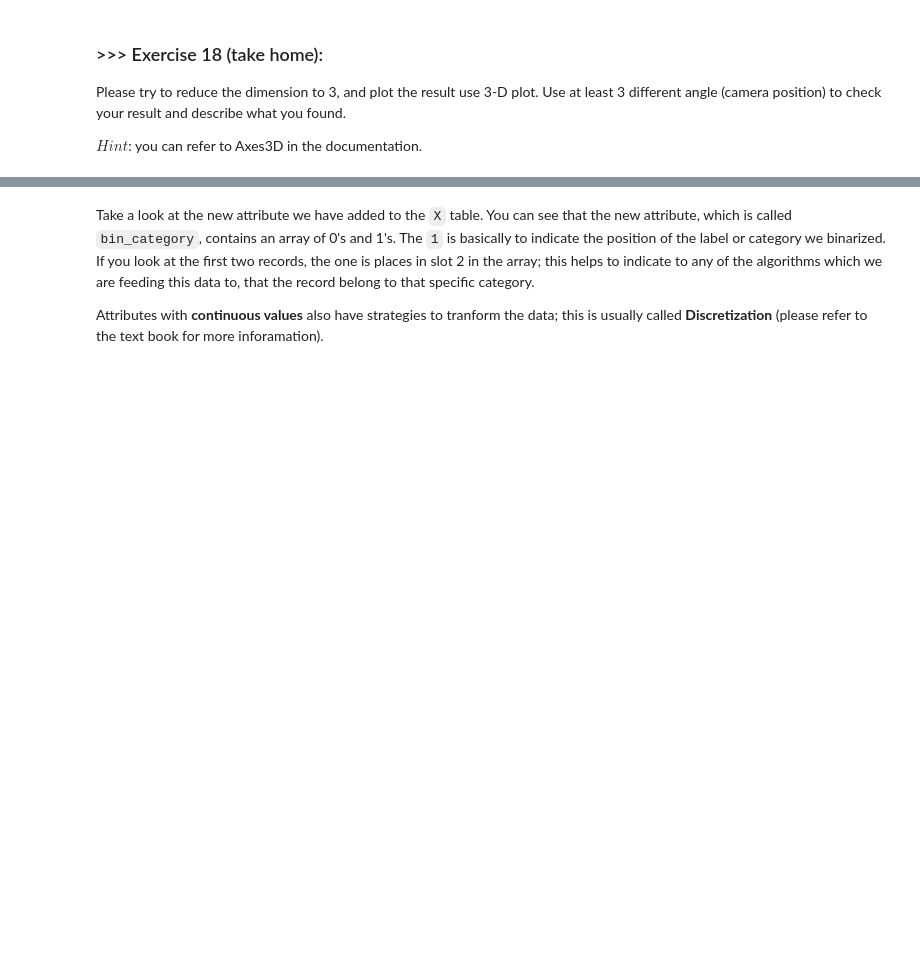
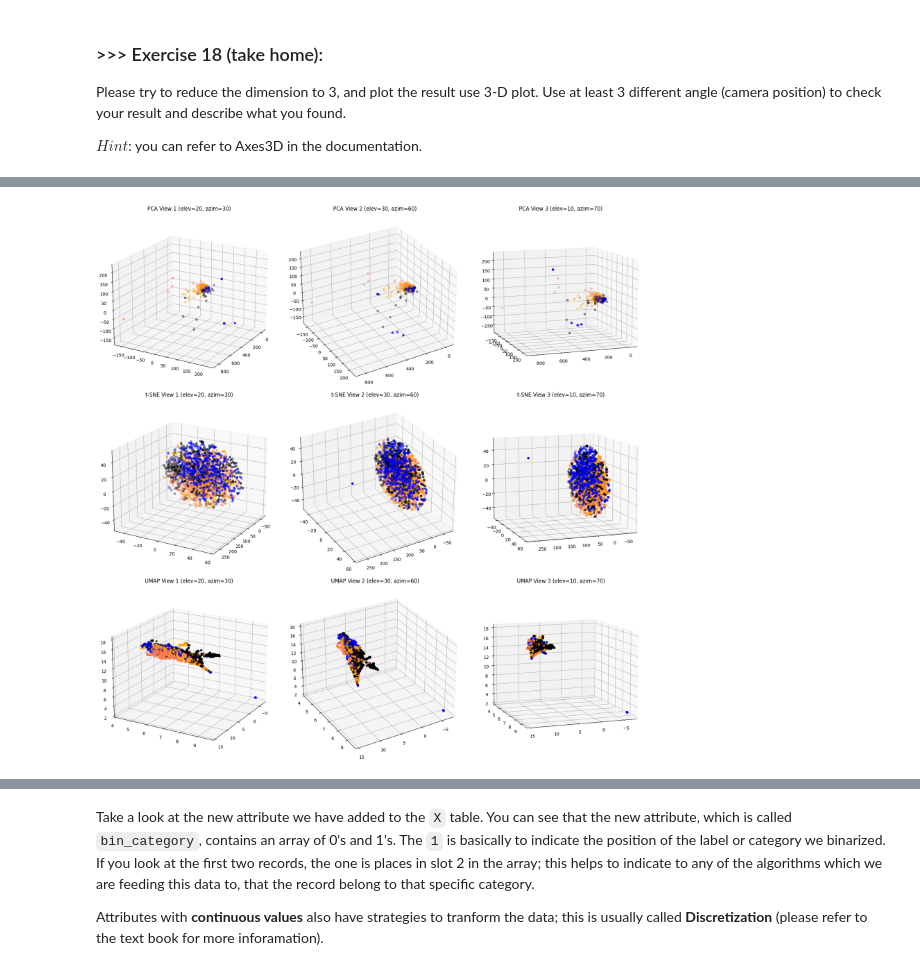
Before and after one commit to kevinchien920819/DM2025-Lab1-Exercise, a Jupyter notebook: DM2025-Lab1-Master.ipynb, the cells around one changed output, grey strips where cells are left out. Cells and saved outputs as stored; diff of their text form; code cells hidden in the pictures; blank space fills up the shorter version.

```diff
--- a/DM2025-Lab1-Master.ipynb
+++ b/DM2025-Lab1-Master.ipynb
@@ -2139,0 +2303,86 @@ LabelBinarizer()
+# %%
+from mpl_toolkits.mplot3d import Axes3D
+import matplotlib.pyplot as plt
+from sklearn.decomposition import PCA
+from sklearn.manifold import TSNE
+import umap
+
+# ===== PCA 降維到 3 維 =====
+pca_3d = PCA(n_components=3)
+X_pca_3d = pca_3d.fit_transform(augmented_df)
+
+# ===== t-SNE 降維到 3 維 =====
+tsne_3d = TSNE(n_components=3)
+X_tsne_3d = tsne_3d.fit_transform(augmented_df)
+
+# ===== UMAP 降維到 3 維 =====
+umap_3d = umap.UMAP(n_components=3)
+X_umap_3d = umap_3d.fit_transform(augmented_df)
+
+# ===== 類別顏色 =====
+col = np.array(['coral', 'blue', 'black', 'orange'])
+colors = col[X['category'].astype('category').cat.codes]
+
+# ======== 建立整合圖 (3x3) ========
+fig = plt.figure(figsize=(18, 18))
+
+# --- PCA 三視角 ---
+ax1 = fig.add_subplot(331, projection='3d')
+ax1.scatter(X_pca_3d[:, 0], X_pca_3d[:, 1], X_pca_3d[:, 2],
+            c=colors, cmap='viridis', s=20)
+ax1.view_init(elev=20, azim=30)
+ax1.set_title('PCA View 1 (elev=20, azim=30)')
+
+ax2 = fig.add_subplot(332, projection='3d')
+ax2.scatter(X_pca_3d[:, 0], X_pca_3d[:, 1], X_pca_3d[:, 2],
+            c=colors, cmap='viridis', s=20)
+ax2.view_init(elev=30, azim=60)
+ax2.set_title('PCA View 2 (elev=30, azim=60)')
+
+ax3 = fig.add_subplot(333, projection='3d')
+ax3.scatter(X_pca_3d[:, 0], X_pca_3d[:, 1], X_pca_3d[:, 2],
+            c=colors, cmap='viridis', s=20)
+ax3.view_init(elev=10, azim=70)
+ax3.set_title('PCA View 3 (elev=10, azim=70)')
+
+# --- t-SNE 三視角 ---
+ax4 = fig.add_subplot(334, projection='3d')
+ax4.scatter(X_tsne_3d[:, 0], X_tsne_3d[:, 1], X_tsne_3d[:, 2],
+            c=colors, cmap='viridis', s=20)
+ax4.view_init(elev=20, azim=30)
+ax4.set_title('t-SNE View 1 (elev=20, azim=30)')
+
+ax5 = fig.add_subplot(335, projection='3d')
+ax5.scatter(X_tsne_3d[:, 0], X_tsne_3d[:, 1], X_tsne_3d[:, 2],
+            c=colors, cmap='viridis', s=20)
+ax5.view_init(elev=30, azim=60)
+ax5.set_title('t-SNE View 2 (elev=30, azim=60)')
+
+ax6 = fig.add_subplot(336, projection='3d')
+ax6.scatter(X_tsne_3d[:, 0], X_tsne_3d[:, 1], X_tsne_3d[:, 2],
+            c=colors, cmap='viridis', s=20)
+ax6.view_init(elev=10, azim=70)
+ax6.set_title('t-SNE View 3 (elev=10, azim=70)')
+
+# --- UMAP 三視角 ---
+ax7 = fig.add_subplot(337, projection='3d')
+ax7.scatter(X_umap_3d[:, 0], X_umap_3d[:, 1], X_umap_3d[:, 2],
+            c=colors, cmap='viridis', s=20)
+ax7.view_init(elev=20, azim=30)
+ax7.set_title('UMAP View 1 (elev=20, azim=30)')
+
+ax8 = fig.add_subplot(338, projection='3d')
+ax8.scatter(X_umap_3d[:, 0], X_umap_3d[:, 1], X_umap_3d[:, 2],
+            c=colors, cmap='viridis', s=20)
+ax8.view_init(elev=30, azim=60)
+ax8.set_title('UMAP View 2 (elev=30, azim=60)')
+
+ax9 = fig.add_subplot(339, projection='3d')
+ax9.scatter(X_umap_3d[:, 0], X_umap_3d[:, 1], X_umap_3d[:, 2],
+            c=colors, cmap='viridis', s=20)
+ax9.view_init(elev=10, azim=70)
+ax9.set_title('UMAP View 3 (elev=10, azim=70)')
+
+plt.tight_layout()
+plt.show()
+# %% [output]
@@ -2140,3 +2406,4 @@ LabelBinarizer()
+[figure, added]
 # %%
 X['bin_category'] = mlb.transform(X['category']).tolist()
 # %%
```
Also changed, not shown: parts of 46 cells of this notebook, 6 other files.
